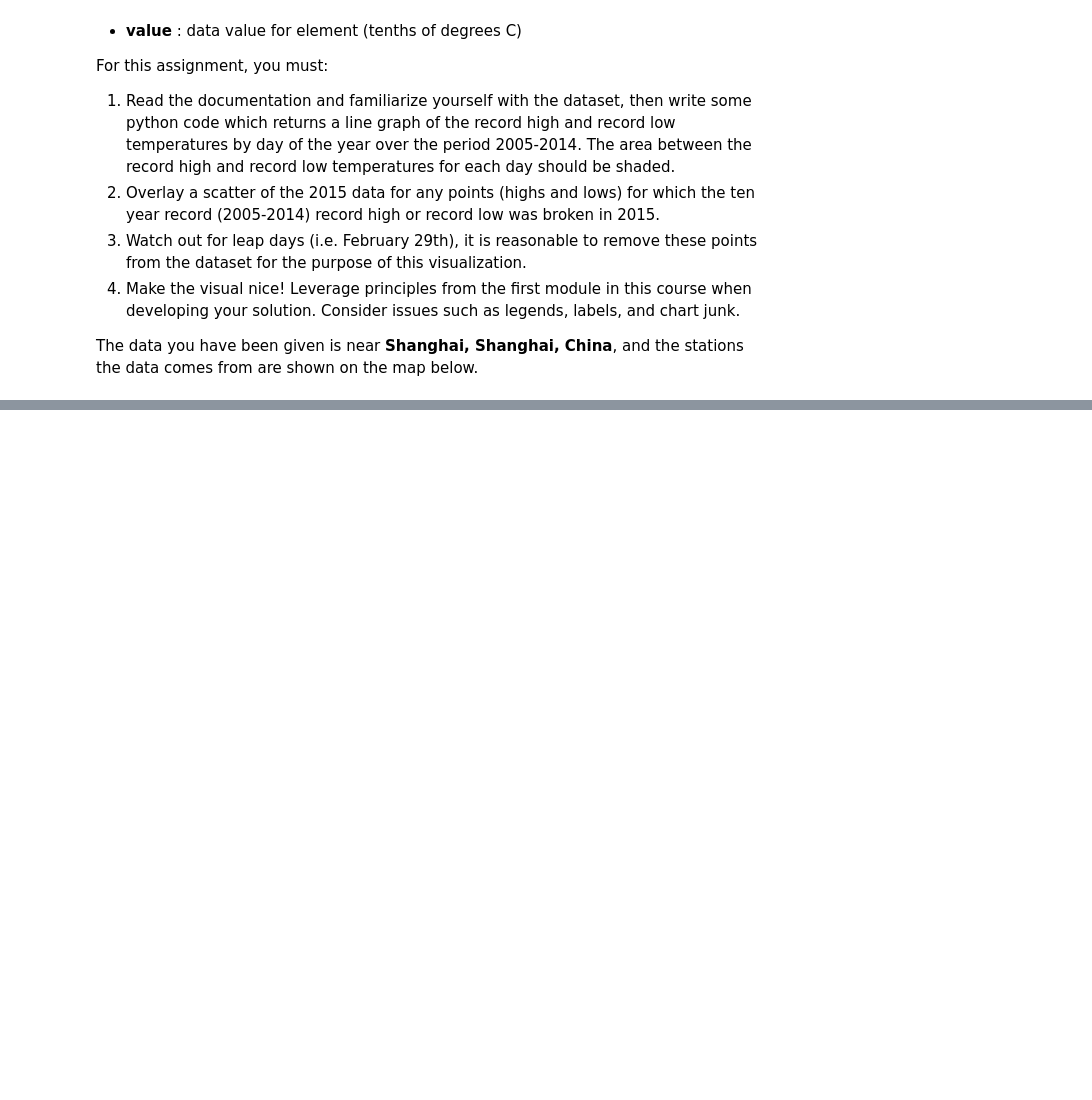
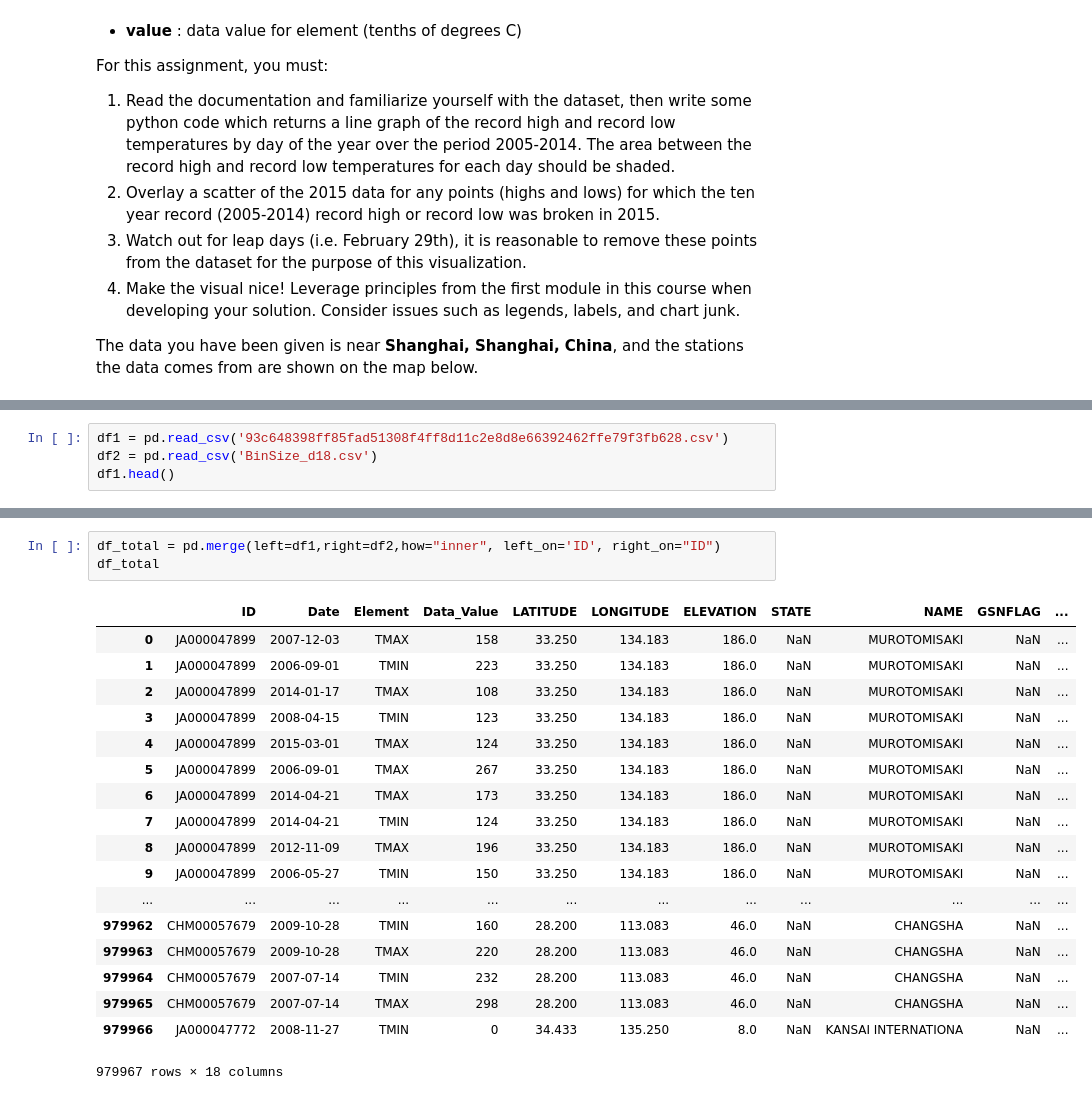
Before and after one commit to xyjsdo/DataScience, a Jupyter notebook: Course2/Assignment2.ipynb, the cells around one changed output, grey strips where cells are left out. Cells and saved outputs as stored; diff of their text form; blank space fills up the shorter version.

```diff
--- a/Course2/Assignment2.ipynb
+++ b/Course2/Assignment2.ipynb
@@ -49,0 +51,4 @@ FileNotFoundError: File b'data/C2A2_data/BinSize_d18.csv' does not exist
+# %%
+df1 = pd.read_csv('93c648398ff85fad51308f4ff8d11c2e8d8e66392462ffe79f3fb628.csv')
+df2 = pd.read_csv('BinSize_d18.csv')
+df1.head()
@@ -49,0 +81,22 @@ FileNotFoundError: File b'data/C2A2_data/BinSize_d18.csv' does not exist
+# %%
+df_total = pd.merge(left=df1,right=df2,how="inner", left_on='ID', right_on="ID")
+df_total
+# %% [output]
+|  | ID | Date | Element | Data_Value | LATITUDE | LONGITUDE | ELEVATION | STATE | NAME | GSNFLAG | ... |
+| 0 | JA000047899 | 2007-12-03 | TMAX | 158 | 33.250 | 134.183 | 186.0 | NaN | MUROTOMISAKI | NaN | ... |
+| 1 | JA000047899 | 2006-09-01 | TMIN | 223 | 33.250 | 134.183 | 186.0 | NaN | MUROTOMISAKI | NaN | ... |
+| 2 | JA000047899 | 2014-01-17 | TMAX | 108 | 33.250 | 134.183 | 186.0 | NaN | MUROTOMISAKI | NaN | ... |
+| 3 | JA000047899 | 2008-04-15 | TMIN | 123 | 33.250 | 134.183 | 186.0 | NaN | MUROTOMISAKI | NaN | ... |
+| 4 | JA000047899 | 2015-03-01 | TMAX | 124 | 33.250 | 134.183 | 186.0 | NaN | MUROTOMISAKI | NaN | ... |
+| 5 | JA000047899 | 2006-09-01 | TMAX | 267 | 33.250 | 134.183 | 186.0 | NaN | MUROTOMISAKI | NaN | ... |
+| 6 | JA000047899 | 2014-04-21 | TMAX | 173 | 33.250 | 134.183 | 186.0 | NaN | MUROTOMISAKI | NaN | ... |
+| 7 | JA000047899 | 2014-04-21 | TMIN | 124 | 33.250 | 134.183 | 186.0 | NaN | MUROTOMISAKI | NaN | ... |
+| 8 | JA000047899 | 2012-11-09 | TMAX | 196 | 33.250 | 134.183 | 186.0 | NaN | MUROTOMISAKI | NaN | ... |
+| 9 | JA000047899 | 2006-05-27 | TMIN | 150 | 33.250 | 134.183 | 186.0 | NaN | MUROTOMISAKI | NaN | ... |
+| ... | ... | ... | ... | ... | ... | ... | ... | ... | ... | ... | ... |
+| 979962 | CHM00057679 | 2009-10-28 | TMIN | 160 | 28.200 | 113.083 | 46.0 | NaN | CHANGSHA | NaN | ... |
+| 979963 | CHM00057679 | 2009-10-28 | TMAX | 220 | 28.200 | 113.083 | 46.0 | NaN | CHANGSHA | NaN | ... |
+| 979964 | CHM00057679 | 2007-07-14 | TMIN | 232 | 28.200 | 113.083 | 46.0 | NaN | CHANGSHA | NaN | ... |
+| 979965 | CHM00057679 | 2007-07-14 | TMAX | 298 | 28.200 | 113.083 | 46.0 | NaN | CHANGSHA | NaN | ... |
+| 979966 | JA000047772 | 2008-11-27 | TMIN | 0 | 34.433 | 135.250 | 8.0 | NaN | KANSAI INTERNATIONA | NaN | ... |
+979967 rows × 18 columns
```
Also changed, not shown: parts of 5 cells of this notebook, 3 other files.
